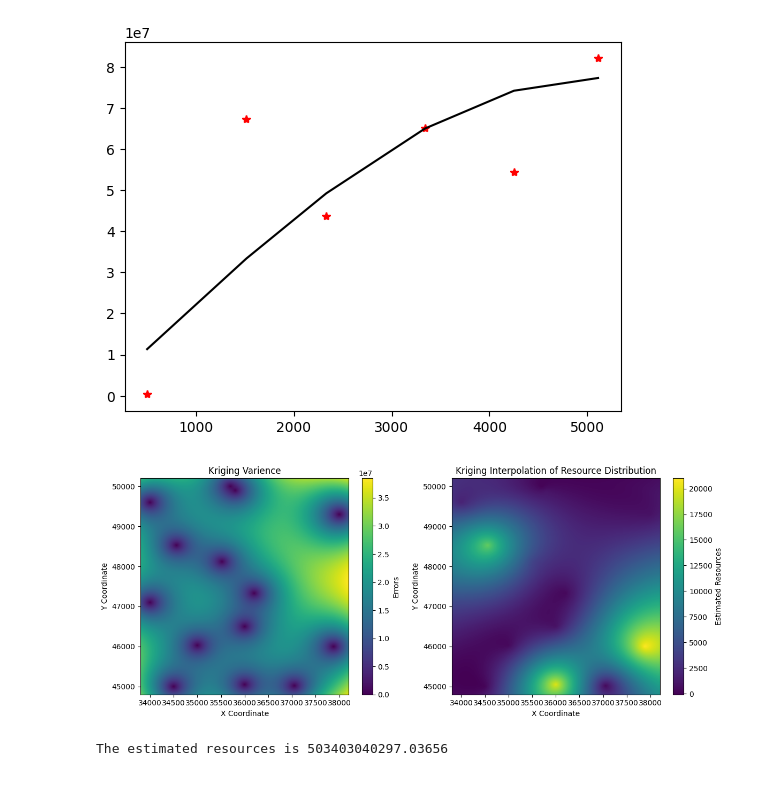
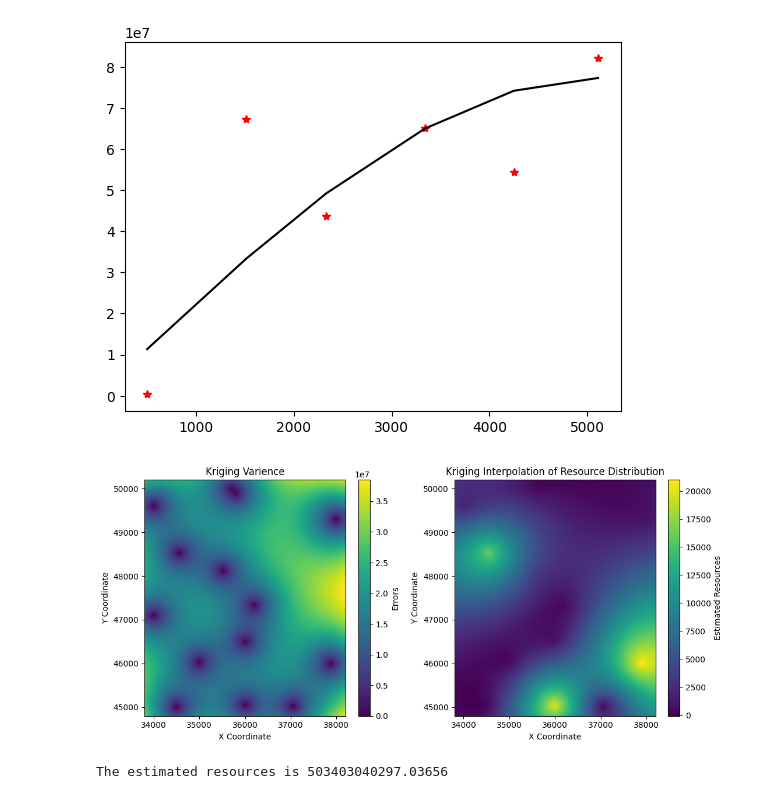
Before and after one commit to zivmax/model-2024c, a Jupyter notebook: code/kriging2D.ipynb, the cells around one changed output. Saved outputs shown, nothing was run; the diff lists cells and outputs as text; code cells hidden in the pictures.

```diff
--- a/code/kriging2D.ipynb
+++ b/code/kriging2D.ipynb
@@ -45,27 +45,27 @@ ok_res = OrdinaryKriging(
 z_res, ss_res = ok_res.execute('grid', grid_x, grid_y)
 # %%
 # Create a figure with two subplots
-fig, axs = plt.subplots(1, 2, figsize=(12, 5))  # 1 row, 2 columns
+fig, axs = plt.subplots(1, 2, figsize=(11, 5))  # 1 row, 2 columns
 
 # Plot the first kriging result on the first subplot
 c1 = axs[0].pcolormesh(grid_x, grid_y, ss_res, shading='auto')
 fig.colorbar(c1, ax=axs[0], label='Errors')
 axs[0].set_xlabel('X Coordinate')
 axs[0].set_ylabel('Y Coordinate')
 axs[0].set_title('Kriging Varience')
 
 # Plot the second kriging result on the second subplot
 c2 = axs[1].pcolormesh(grid_x, grid_y, z_res, shading='auto')
 fig.colorbar(c2, ax=axs[1], label='Estimated Resources')
 axs[1].set_xlabel('X Coordinate')
 axs[1].set_ylabel('Y Coordinate')
 axs[1].set_title('Kriging Interpolation of Resource Distribution')
 
 # Show the plot
 plt.tight_layout()
 plt.show()
 # %% [output]
-[figure, old version]
+[figure, new version]
 # %%
 # Calculate the sum of the estimated resources
 estimated_resources = np.sum(z_res) * 4
```
Also changed, not shown: 3 other files.
